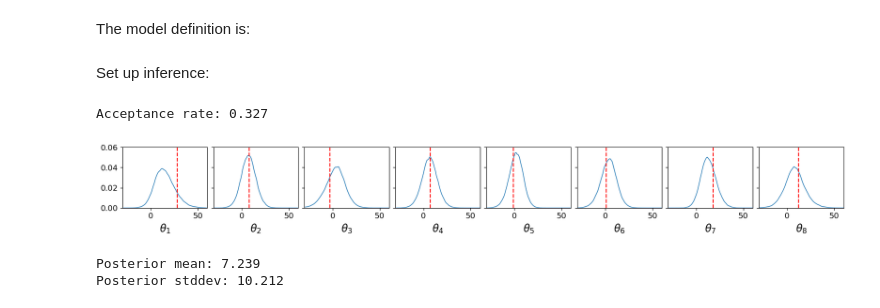
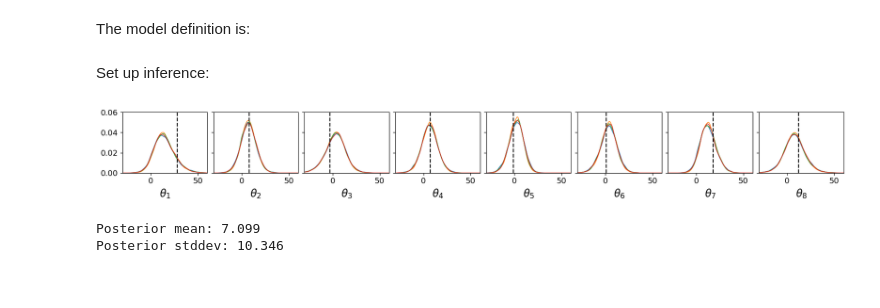
Before and after one commit to UncertaintyInComplexSystems/bamojax, a Jupyter notebook: bamojax/examples/toy_examples/eight_schools.ipynb, the cells around one changed output. Cells and saved outputs as stored; diff of their text form; code cells hidden in the pictures.

```diff
--- a/bamojax/examples/toy_examples/eight_schools.ipynb
+++ b/bamojax/examples/toy_examples/eight_schools.ipynb
@@ -87,40 +81,38 @@ y = ES.add_node('y', distribution=dx.Normal, parents=dict(loc=theta, scale=stdde
 Set up inference:
 # %%
 mcmc_params = dict(sigma=4.0*jnp.eye(ES.get_model_size()))
-rmh_kernel = mcmc_sampler(ES, mcmc_kernel=normal_random_walk, mcmc_parameters=mcmc_params)
+rmh_kernel = mcmc_sampler(ES, mcmc_kernel=blackjax.normal_random_walk, mcmc_parameters=mcmc_params)
 
-num_samples = 500_000
-num_burn = 500_000
-num_thin = 1
-num_chains = 1
+num_particles = 10_000
+num_mutations = 100
+num_chains = 4
 
 key = jrnd.PRNGKey(0)
 
-rmh_states, rmh_info = mcmc_inference_loop(key, model=ES, kernel=rmh_kernel, num_samples=num_samples, num_burn=num_burn, num_chains=num_chains, num_thin=num_thin)
-print(f'Acceptance rate: {jnp.mean(1.0*rmh_info.is_accepted):0.3f}')
+engine = SMCInference(model=ES, num_chains=num_chains, mcmc_kernel=rmh_kernel, num_particles=num_particles, num_mutations=num_mutations)
+result = engine.run(key)
-# %% [output]
-Acceptance rate: 0.327
 # %%
 _, axes = plt.subplots(nrows=1, ncols=J, sharex=True, sharey=True, constrained_layout=True, figsize=(16, 2))
 
 xlim = [-30, 60]
 xrange = jnp.linspace(*xlim, 100)
 
 for i, ax in enumerate(axes):
-    pdf = gaussian_kde(rmh_states.position['theta'][:, i])
-    ax.plot(xrange, pdf(xrange), lw=1)
-    ax.axvline(x=means[i], ls='--', color='r')
+    for c in range(num_chains):
+        pdf = gaussian_kde(result['final_state'].particles['theta'][c, :, i])
+        ax.plot(xrange, pdf(xrange), lw=1)
+    ax.axvline(x=means[i], ls='--', color='k')
     ax.set_ylim([0.0, 0.06])
     ax.set_xlim(*xlim)
     ax.set_xlabel(fr'$\theta_{i+1}$', fontsize=MEDIUM_SIZE)
 # %% [output]
-[figure, old version]
+[figure, new version]
 # %%
-posterior_mean = jnp.mean(rmh_states.position['theta'].flatten())
-posterior_std = jnp.std(rmh_states.position['theta'].flatten())
+posterior_mean = jnp.mean(result['final_state'].particles['theta'].flatten())
+posterior_std = jnp.std(result['final_state'].particles['theta'].flatten())
 
 print(f'Posterior mean: {posterior_mean:0.3f}')
 print(f'Posterior stddev: {posterior_std:0.3f}')
 # %% [output]
-Posterior mean: 7.239
-Posterior stddev: 10.212
+Posterior mean: 7.099
+Posterior stddev: 10.346
```
Also changed, not shown: parts of 2 cells of this notebook, 11 other files.
